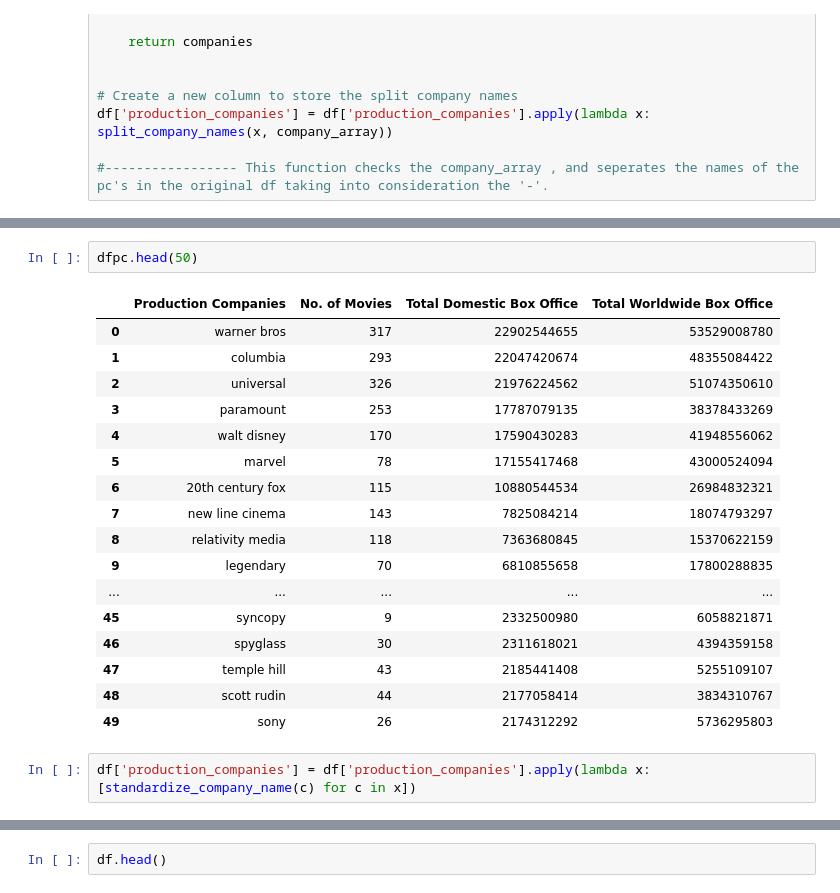
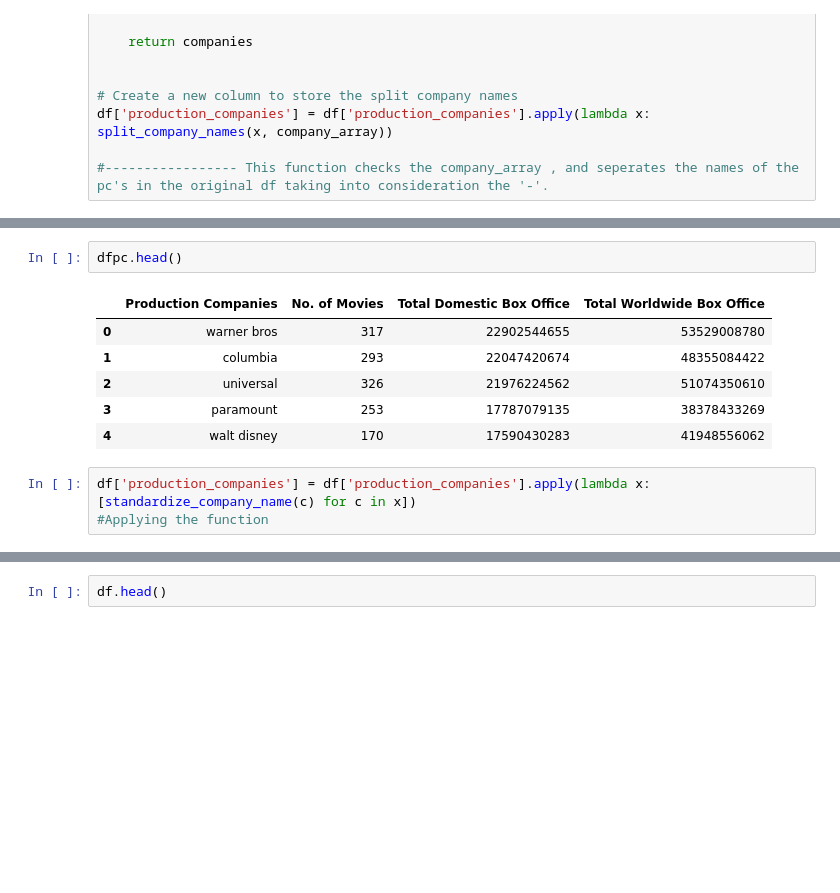
Before and after one commit to Samk104/Cinemalytics, a Jupyter notebook: Cinemalytics.ipynb, the cells around one changed output, grey strips where cells are left out. Cells and saved outputs as stored; diff of their text form; blank space fills up the shorter version.

```diff
--- a/Cinemalytics.ipynb
+++ b/Cinemalytics.ipynb
@@ -855,23 +844,13 @@ df.head(50)
 # %%
-dfpc.head(50)
+dfpc.head()
 # %% [output]
 |  | Production Companies | No. of Movies | Total Domestic Box Office | Total Worldwide Box Office |
 | 0 | warner bros | 317 | 22902544655 | 53529008780 |
 | 1 | columbia | 293 | 22047420674 | 48355084422 |
 | 2 | universal | 326 | 21976224562 | 51074350610 |
 | 3 | paramount | 253 | 17787079135 | 38378433269 |
 | 4 | walt disney | 170 | 17590430283 | 41948556062 |
-| 5 | marvel | 78 | 17155417468 | 43000524094 |
-| 6 | 20th century fox | 115 | 10880544534 | 26984832321 |
-| 7 | new line cinema | 143 | 7825084214 | 18074793297 |
-| 8 | relativity media | 118 | 7363680845 | 15370622159 |
-| 9 | legendary | 70 | 6810855658 | 17800288835 |
-| ... | ... | ... | ... | ... |
-| 45 | syncopy | 9 | 2332500980 | 6058821871 |
-| 46 | spyglass | 30 | 2311618021 | 4394359158 |
-| 47 | temple hill | 43 | 2185441408 | 5255109107 |
-| 48 | scott rudin | 44 | 2177058414 | 3834310767 |
-| 49 | sony | 26 | 2174312292 | 5736295803 |
 # %%
 df['production_companies'] = df['production_companies'].apply(lambda x: [standardize_company_name(c) for c in x])
+#Applying the function
 # %%
```
Also changed, not shown: parts of 22 cells of this notebook.
